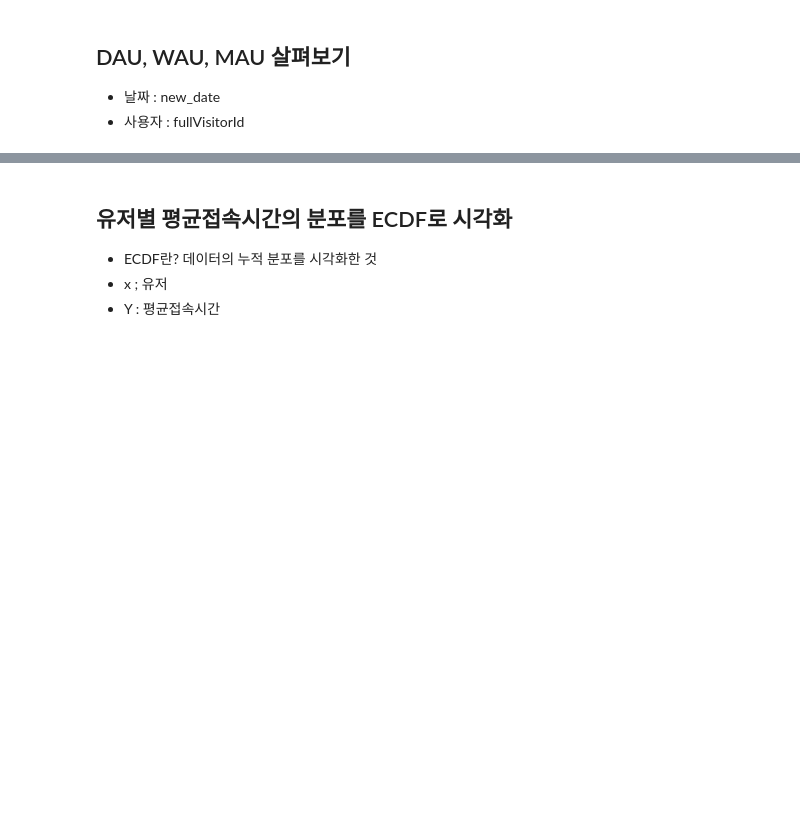
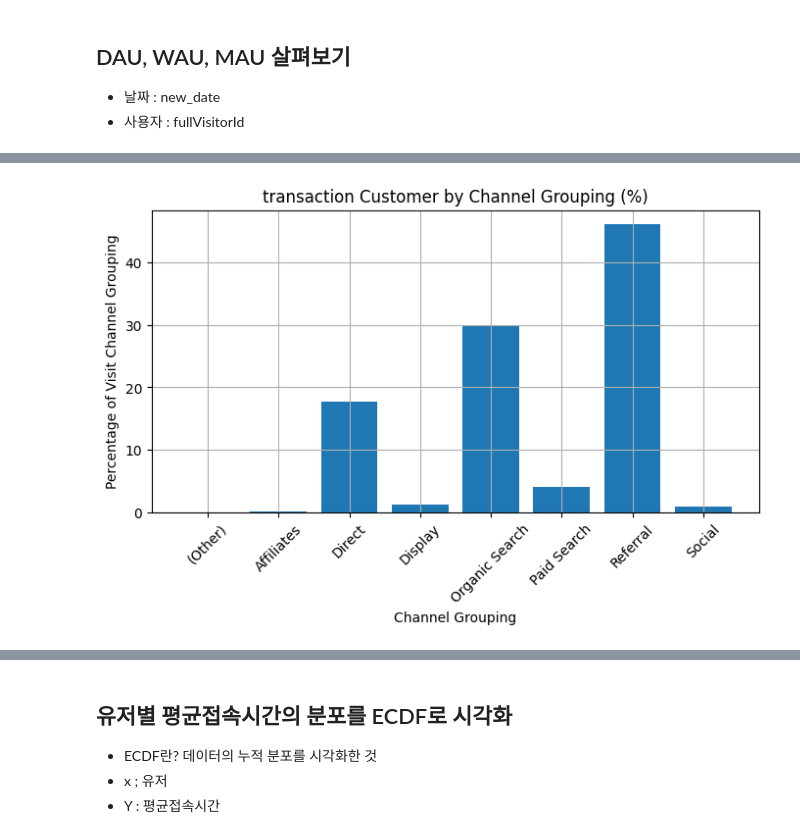
Before and after one commit to DIB-PP/-, a Jupyter notebook: project3_GA4_수경.ipynb, the cells around one changed output, grey strips where cells are left out. Cells and saved outputs as stored; diff of their text form; code cells hidden in the pictures; blank space fills up the shorter version.

```diff
--- a/project3_GA4_수경.ipynb
+++ b/project3_GA4_수경.ipynb
@@ -210,0 +279,22 @@ plt.legend()
+# %%
+# transactionRevenue가 0인 행 필터링
+purchased_customer = df3[df3['transactionRevenue'] > 0]
+
+# 'channelGrouping'을 기준으로 그룹화하여 해당 그룹에 속한 행의 수를 세어서 non_transaction_customer에 저장
+transaction_customer = purchased_customer.groupby('channelGrouping').size()
+
+# 백분율 계산
+transaction_total_visits = transaction_customer.sum()
+transaction_percentage = (transaction_customer / transaction_total_visits) * 100
+
+# 그래프 그리기
+plt.figure(figsize=(8, 4))
+plt.bar(x = transaction_percentage.index, height = transaction_percentage)
+plt.title('transaction Customer by Channel Grouping (%)')
+plt.xlabel('Channel Grouping')
+plt.ylabel('Percentage of Visit Channel Grouping')
+plt.xticks(rotation=45)
+plt.grid(True)
+plt.show()
+# %% [output]
+[figure, added]
```
Also changed, not shown: parts of 21 cells of this notebook.
